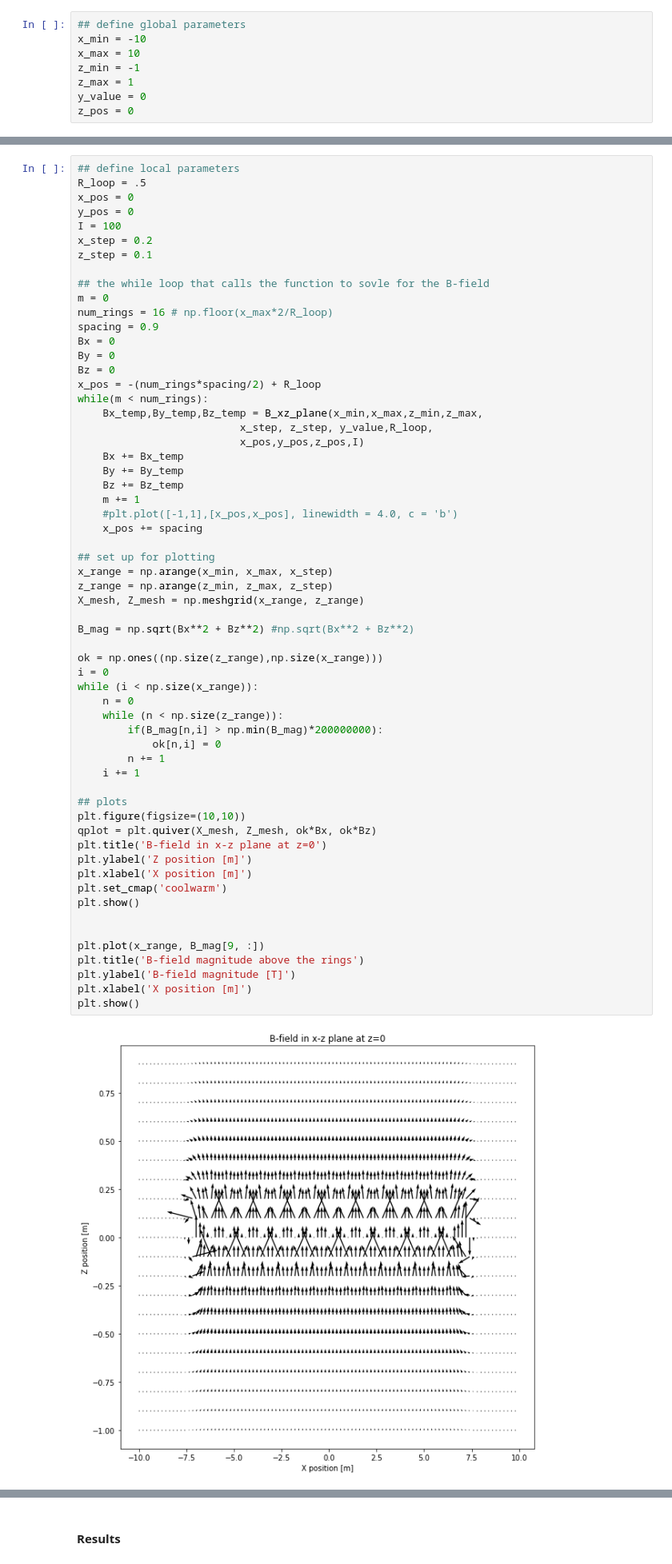
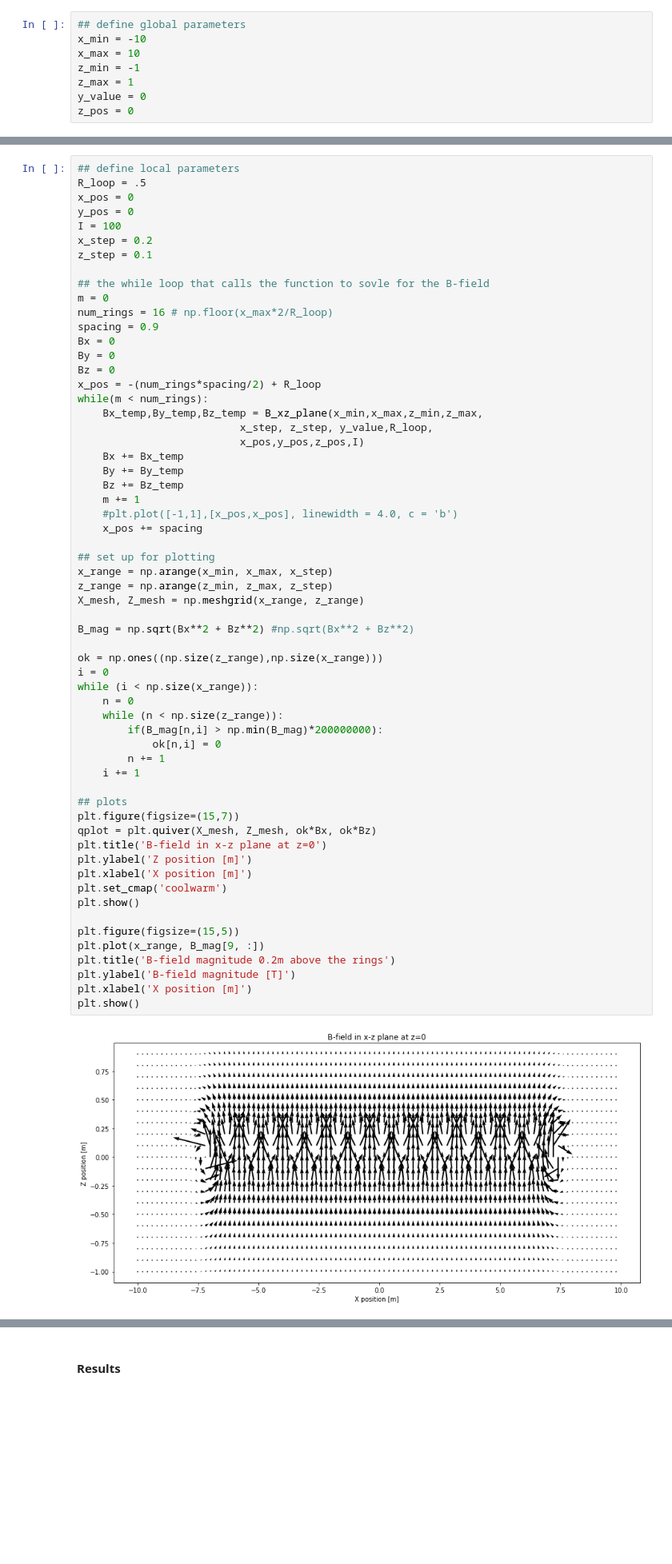
Before and after one commit to rylittle13/Physics260FinalProject, a Jupyter notebook: Final Project.ipynb, the cells around one changed output, grey strips where cells are left out. Shown at 80% size. Cells and saved outputs as stored; diff of their text form; blank space fills up the shorter version.

Commit message:
changed the graphic and display options

```diff
--- a/Final Project.ipynb
+++ b/Final Project.ipynb
@@ -244,34 +236,34 @@ while(m < num_rings):
 ## set up for plotting
 x_range = np.arange(x_min, x_max, x_step)
 z_range = np.arange(z_min, z_max, z_step)
 X_mesh, Z_mesh = np.meshgrid(x_range, z_range)
 
 B_mag = np.sqrt(Bx**2 + Bz**2) #np.sqrt(Bx**2 + Bz**2)
 
 ok = np.ones((np.size(z_range),np.size(x_range)))
 i = 0
 while (i < np.size(x_range)):
     n = 0
     while (n < np.size(z_range)):
         if(B_mag[n,i] > np.min(B_mag)*200000000):
             ok[n,i] = 0
         n += 1
     i += 1
 
 ## plots
-plt.figure(figsize=(10,10))
+plt.figure(figsize=(15,7))
 qplot = plt.quiver(X_mesh, Z_mesh, ok*Bx, ok*Bz)
 plt.title('B-field in x-z plane at z=0')
 plt.ylabel('Z position [m]')
 plt.xlabel('X position [m]')
 plt.set_cmap('coolwarm')
 plt.show()
 
-
+plt.figure(figsize=(15,5))
 plt.plot(x_range, B_mag[9, :])
-plt.title('B-field magnitude above the rings')
+plt.title('B-field magnitude 0.2m above the rings')
 plt.ylabel('B-field magnitude [T]')
 plt.xlabel('X position [m]')
 plt.show()
 # %% [output]
-[figure, old version]
+[figure, new version]
```
Also changed, not shown: parts of 9 cells of this notebook.
